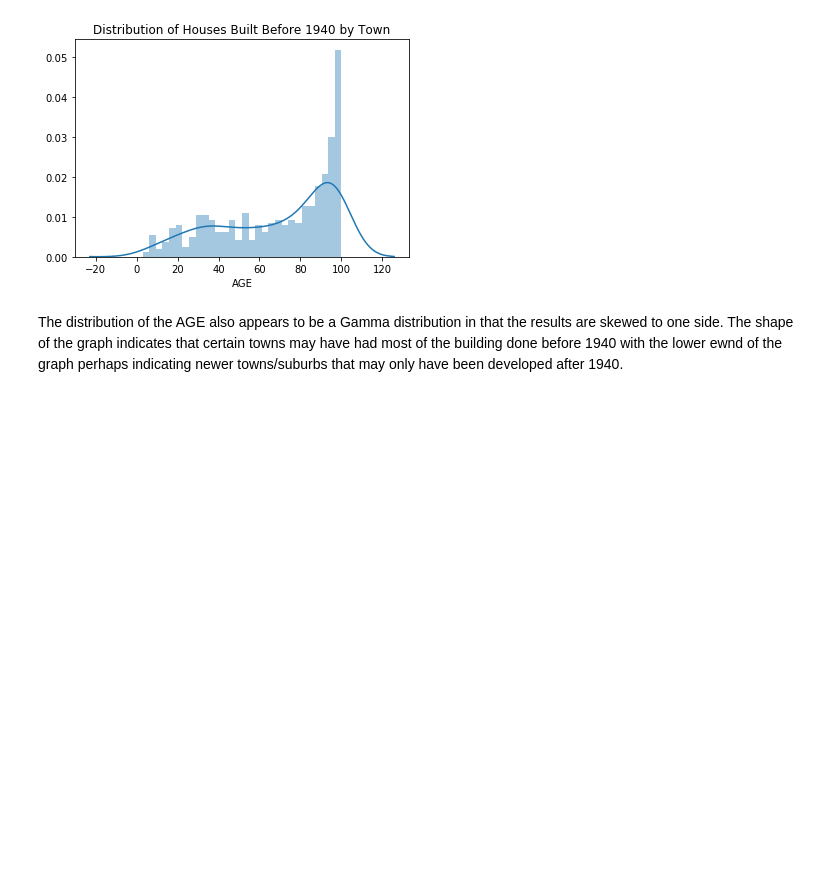
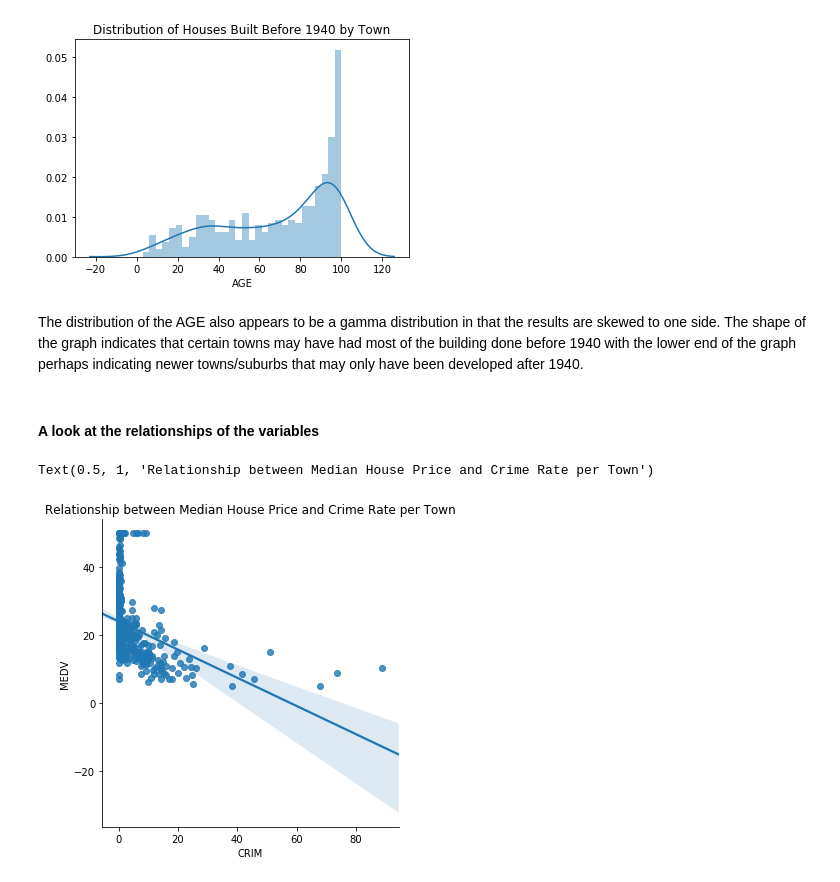
Before and after one commit to TommyVaughan/Boston-House-Prices, a Jupyter notebook: Machine Learning & Statistics - Boston House Prices.ipynb, the cells around one changed output. Saved outputs shown, nothing was run; the diff lists cells and outputs as text; code cells hidden in the pictures; blank space fills up the shorter version.

```diff
--- a/Machine Learning & Statistics - Boston House Prices.ipynb
+++ b/Machine Learning & Statistics - Boston House Prices.ipynb
@@ -171,4 +184,12 @@ plt.show()
 # %% [output]
 [figure]
 # %% [markdown]
-The distribution of the AGE also appears to be a Gamma distribution in that the results are skewed to one side. The shape of the graph indicates that certain towns may have had most of the building done before 1940 with the lower ewnd of the graph perhaps indicating newer towns/suburbs that may only have been developed after 1940.
+The distribution of the AGE also appears to be a gamma distribution in that the results are skewed to one side. The shape of the graph indicates that certain towns may have had most of the building done before 1940 with the lower end of the graph perhaps indicating newer towns/suburbs that may only have been developed after 1940.
+# %% [markdown]
+#### A look at the relationships of the variables
+# %%
+sns.lmplot(x="CRIM", y="MEDV", data=boston1)
+plt.title("Relationship between Median House Price and Crime Rate per Town")
+# %% [output]
+Text(0.5, 1, 'Relationship between Median House Price and Crime Rate per Town')
+[figure, added]
```
Also changed, not shown: parts of 22 cells of this notebook.
